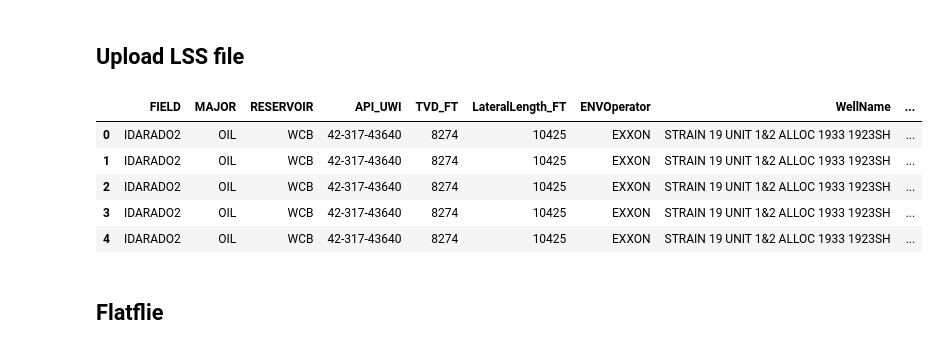
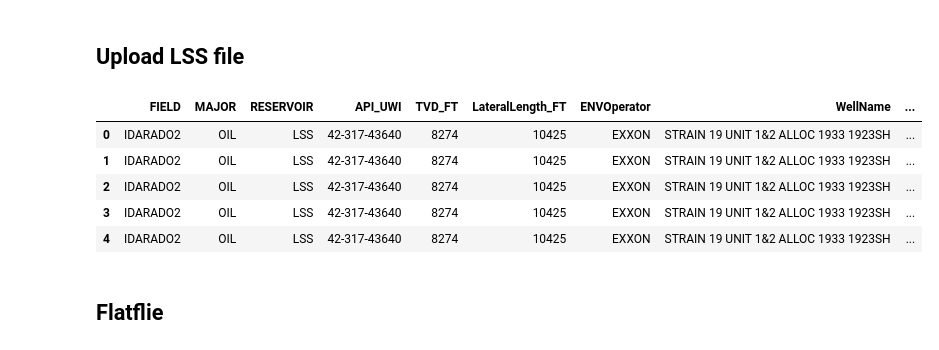
Before and after one commit to dasxgo/rocket-app, a Jupyter notebook: tap_rock_shlitz.ipynb, the cells around one changed output. Drawn from its saved outputs; the diff is of its cells as text; code cells hidden in the pictures.

```diff
--- a/tap_rock_shlitz.ipynb
+++ b/tap_rock_shlitz.ipynb
@@ -44,18 +44,18 @@ df_wcb.head()
 # %%
 df_lss = pd.read_csv('/home/dasxgo/developer/rock/LSS_2.csv')
 data_major = 'OIL'
-data_reservoir = 'WCB'
+data_reservoir = 'LSS'
 df_lss.insert(0, 'FIELD', field)
 df_lss.insert(1, 'MAJOR', data_major)
 df_lss.insert(2, 'RESERVOIR', data_reservoir)
 df_lss.head()
 # %% [output]
 |  | FIELD | MAJOR | RESERVOIR | API_UWI | TVD_FT | LateralLength_FT | ENVOperator | WellName | ... |
-| 0 | IDARADO2 | OIL | WCB | 42-317-43640 | 8274 | 10425 | EXXON | STRAIN 19 UNIT 1&2 ALLOC 1933 1923SH | ... |
-| 1 | IDARADO2 | OIL | WCB | 42-317-43640 | 8274 | 10425 | EXXON | STRAIN 19 UNIT 1&2 ALLOC 1933 1923SH | ... |
-| 2 | IDARADO2 | OIL | WCB | 42-317-43640 | 8274 | 10425 | EXXON | STRAIN 19 UNIT 1&2 ALLOC 1933 1923SH | ... |
-| 3 | IDARADO2 | OIL | WCB | 42-317-43640 | 8274 | 10425 | EXXON | STRAIN 19 UNIT 1&2 ALLOC 1933 1923SH | ... |
-| 4 | IDARADO2 | OIL | WCB | 42-317-43640 | 8274 | 10425 | EXXON | STRAIN 19 UNIT 1&2 ALLOC 1933 1923SH | ... |
+| 0 | IDARADO2 | OIL | LSS | 42-317-43640 | 8274 | 10425 | EXXON | STRAIN 19 UNIT 1&2 ALLOC 1933 1923SH | ... |
+| 1 | IDARADO2 | OIL | LSS | 42-317-43640 | 8274 | 10425 | EXXON | STRAIN 19 UNIT 1&2 ALLOC 1933 1923SH | ... |
+| 2 | IDARADO2 | OIL | LSS | 42-317-43640 | 8274 | 10425 | EXXON | STRAIN 19 UNIT 1&2 ALLOC 1933 1923SH | ... |
+| 3 | IDARADO2 | OIL | LSS | 42-317-43640 | 8274 | 10425 | EXXON | STRAIN 19 UNIT 1&2 ALLOC 1933 1923SH | ... |
+| 4 | IDARADO2 | OIL | LSS | 42-317-43640 | 8274 | 10425 | EXXON | STRAIN 19 UNIT 1&2 ALLOC 1933 1923SH | ... |
 # %% [markdown]
 ## **Flatflie**
 # %%
```
Also changed, not shown: parts of 7 cells of this notebook.
